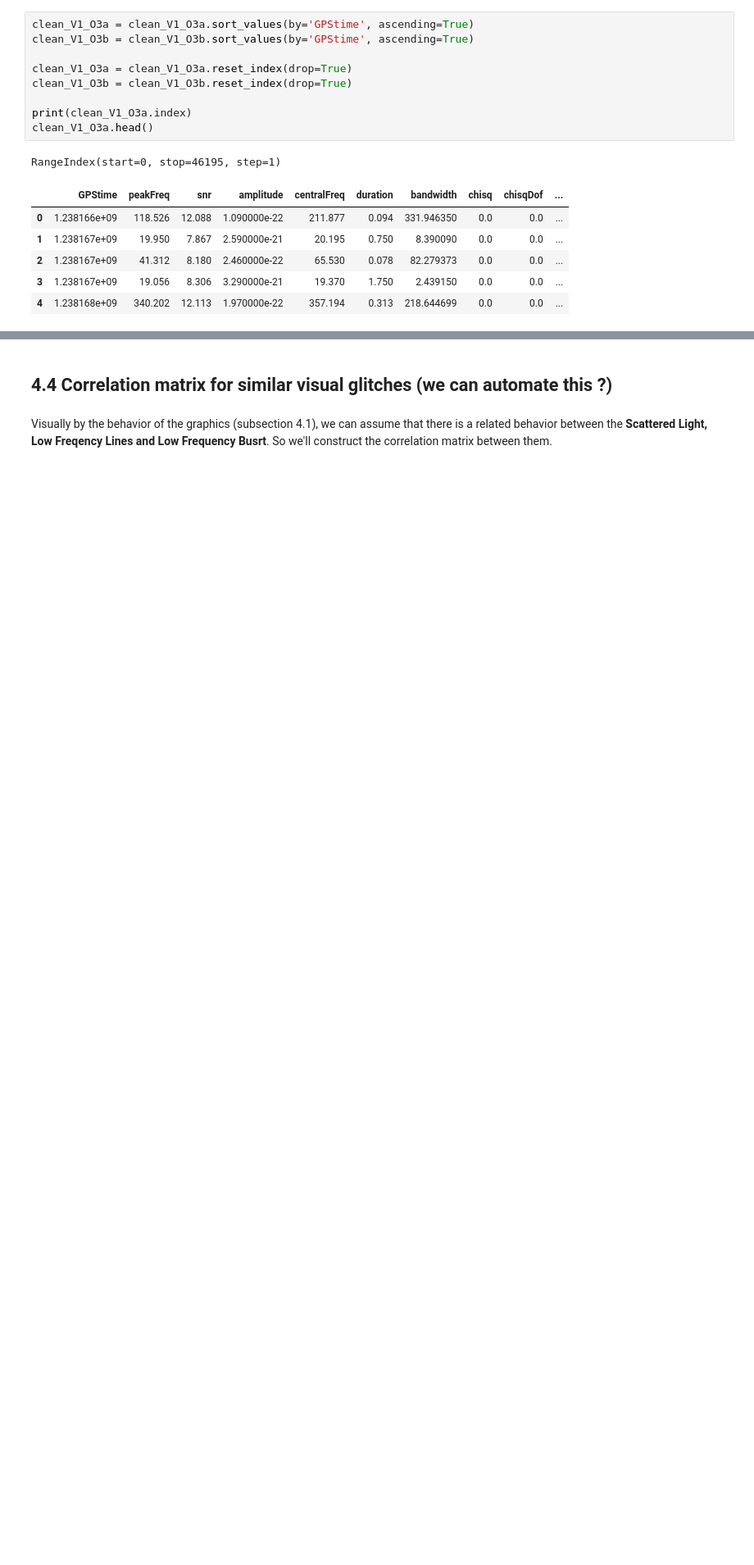
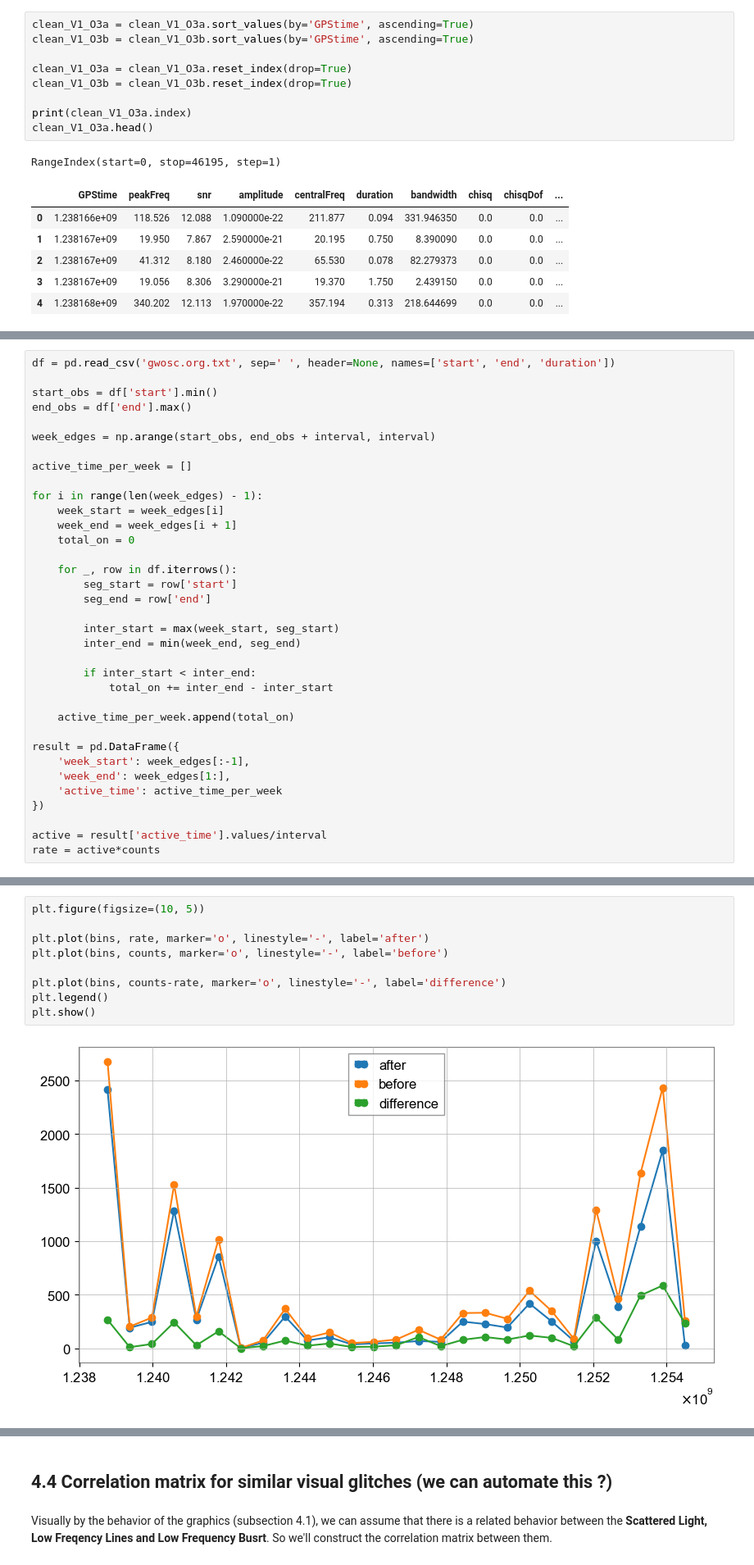
Before and after one commit to physerikc/gravitational-waves, a Jupyter notebook: glitch_statistic_O3run.ipynb, the cells around one changed output, grey strips where cells are left out. Shown at 82% size. Drawn from its saved outputs; the diff is of its cells as text; blank space fills up the shorter version.

```diff
--- a/glitch_statistic_O3run.ipynb
+++ b/glitch_statistic_O3run.ipynb
@@ -253,0 +197,35 @@ plt.plot(time_gps, Q)
+# %%
+df = pd.read_csv('gwosc.org.txt', sep=' ', header=None, names=['start', 'end', 'duration'])
+
+start_obs = df['start'].min()
+end_obs = df['end'].max()
+
+week_edges = np.arange(start_obs, end_obs + interval, interval)
+
+active_time_per_week = []
+
+for i in range(len(week_edges) - 1):
+    week_start = week_edges[i]
+    week_end = week_edges[i + 1]
+    total_on = 0
+
+    for _, row in df.iterrows():
+        seg_start = row['start']
+        seg_end = row['end']
+
+        inter_start = max(week_start, seg_start)
+        inter_end = min(week_end, seg_end)
+
+        if inter_start < inter_end:
+            total_on += inter_end - inter_start
+
+    active_time_per_week.append(total_on)
+
+result = pd.DataFrame({
+    'week_start': week_edges[:-1],
+    'week_end': week_edges[1:],
+    'active_time': active_time_per_week
+})
+
+active = result['active_time'].values/interval
+rate = active*counts
@@ -253,0 +242,11 @@ plt.plot(time_gps, Q)
+# %%
+plt.figure(figsize=(10, 5))
+
+plt.plot(bins, rate, marker='o', linestyle='-', label='after')
+plt.plot(bins, counts, marker='o', linestyle='-', label='before')
+
+plt.plot(bins, counts-rate, marker='o', linestyle='-', label='difference')
+plt.legend()
+plt.show()
+# %% [output]
+[figure, added]
```
Also changed, not shown: parts of 41 cells of this notebook.
